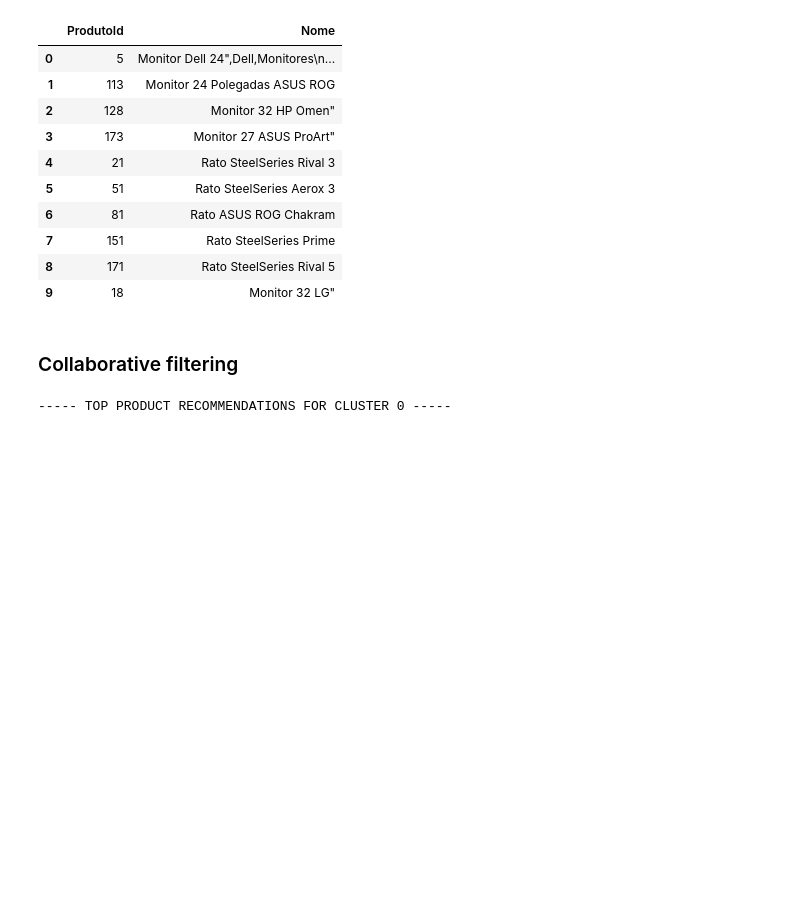
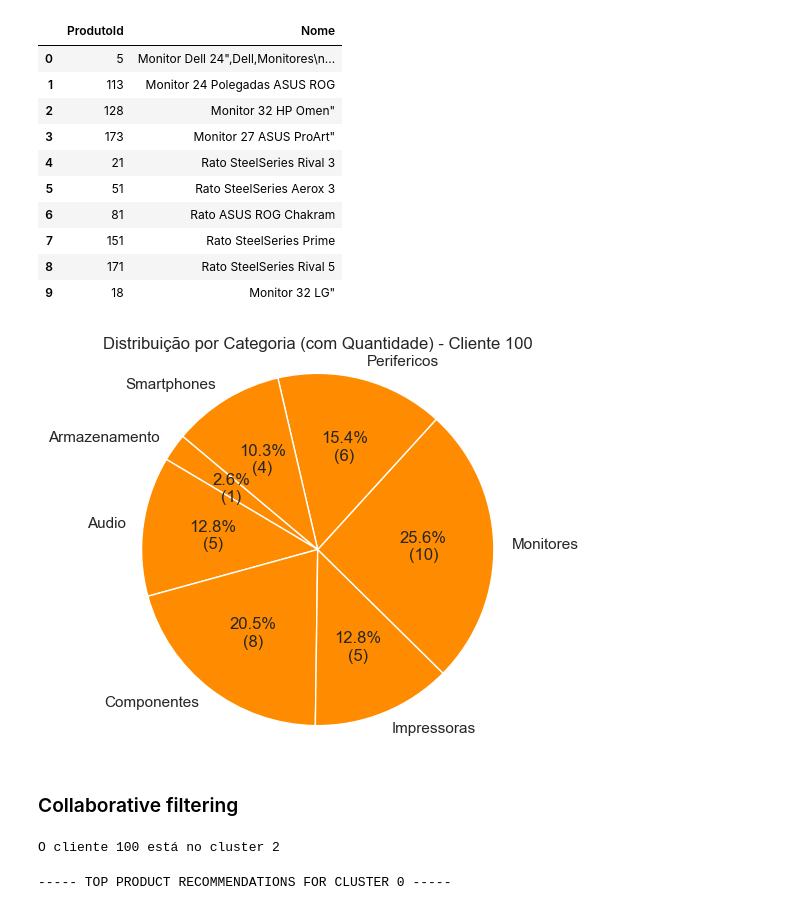
Before and after one commit to Vasco-Faria/DW-TP, a Jupyter notebook: customer_segmentation_recommendation.ipynb, the cells around one changed output. Cells and saved outputs as stored; diff of their text form; code cells hidden in the pictures; blank space fills up the shorter version.

```diff
--- a/customer_segmentation_recommendation.ipynb
+++ b/customer_segmentation_recommendation.ipynb
@@ -1282,6 +1308,57 @@ display(df_recommendations)
 | 7 | 151 | Rato SteelSeries Prime |
 | 8 | 171 | Rato SteelSeries Rival 5 |
 | 9 | 18 | Monitor 32 LG" |
+# %%
+import matplotlib.pyplot as plt
+import pandas as pd
+
+# Limpar nomes de colunas
+df_produtos.columns = df_produtos.columns.str.strip()
+df_vendas.columns = df_vendas.columns.str.strip()
+
+# Garantir tipos
+df_produtos['ProdutoId'] = df_produtos['ProdutoId'].astype(int)
+df_vendas['ProdutoId'] = df_vendas['ProdutoId'].astype(int)
+
+# Selecionar cliente
+example_customer_id = customer_data_cleaned['ClienteId'].iloc[0]
+
+# Filtrar vendas do cliente
+vendas_cliente = df_vendas[df_vendas['ClienteId'] == example_customer_id]
+
+# Merge com apenas colunas necessárias dos produtos
+vendas_produtos_cliente = vendas_cliente.merge(
+    df_produtos[['ProdutoId', 'Nome', 'Marca', 'Categoria']],
+    on='ProdutoId',
+    how='inner'
+)
+
+# Verificar se 'Categoria' está presente
+if 'Categoria' not in vendas_produtos_cliente.columns:
+    print("⚠️ Erro: coluna 'Categoria' não encontrada após o merge.")
+    print("Colunas disponíveis:", vendas_produtos_cliente.columns)
+else:
+    # Agrupar por categoria
+    categoria_quantidades = vendas_produtos_cliente.groupby('Categoria')['Quantidade'].sum()
+
+    def format_autopct(pct):
+        total = categoria_quantidades.sum()
+        count = int(round(pct * total / 100.0))
+        return f'{pct:.1f}%\n({count})'
+
+    # Plot
+    plt.figure(figsize=(5, 5))
+    plt.pie(
+        categoria_quantidades,
+        labels=categoria_quantidades.index,
+        autopct=format_autopct,
+        startangle=140
+    )
+    plt.title(f'Distribuição por Categoria (com Quantidade) - Cliente {example_customer_id}')
+    plt.axis('equal')
+    plt.show()
+# %% [output]
+[figure, added]
 # %% [markdown]
 ### Collaborative filtering
 # %%
@@ -1317,6 +1394,12 @@ for cluster_id in range(7):
 
     # Store the results
     cluster_product_popularity[cluster_id] = popular_products
+# %%
+# Outra forma de verificar
+cluster = customer_data_cleaned.loc[customer_data_cleaned['ClienteId'] == 100, 'cluster'].values[0]
+print(f"O cliente 100 está no cluster {cluster}")
+# %% [output]
+O cliente 100 está no cluster 2
 # %%
 df_vendas = pd.merge(df_vendas, df_produtos, on='ProdutoId')
 # %%
```
Also changed, not shown: parts of 10 cells of this notebook.
